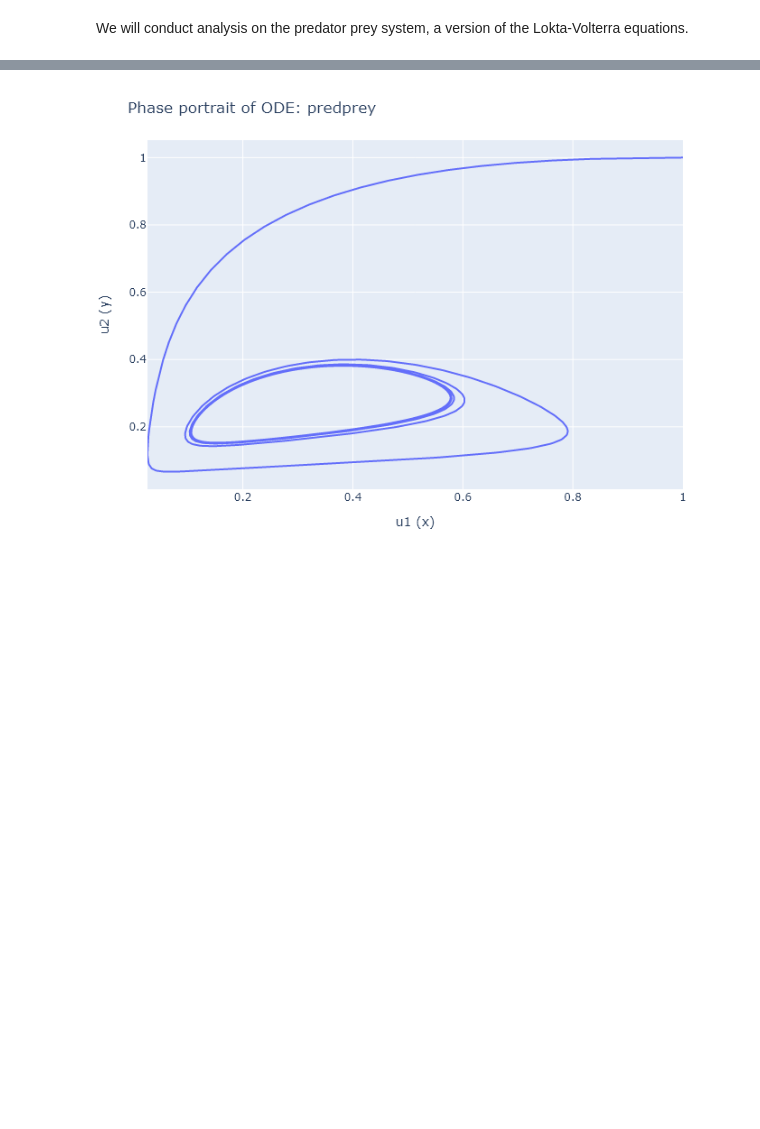
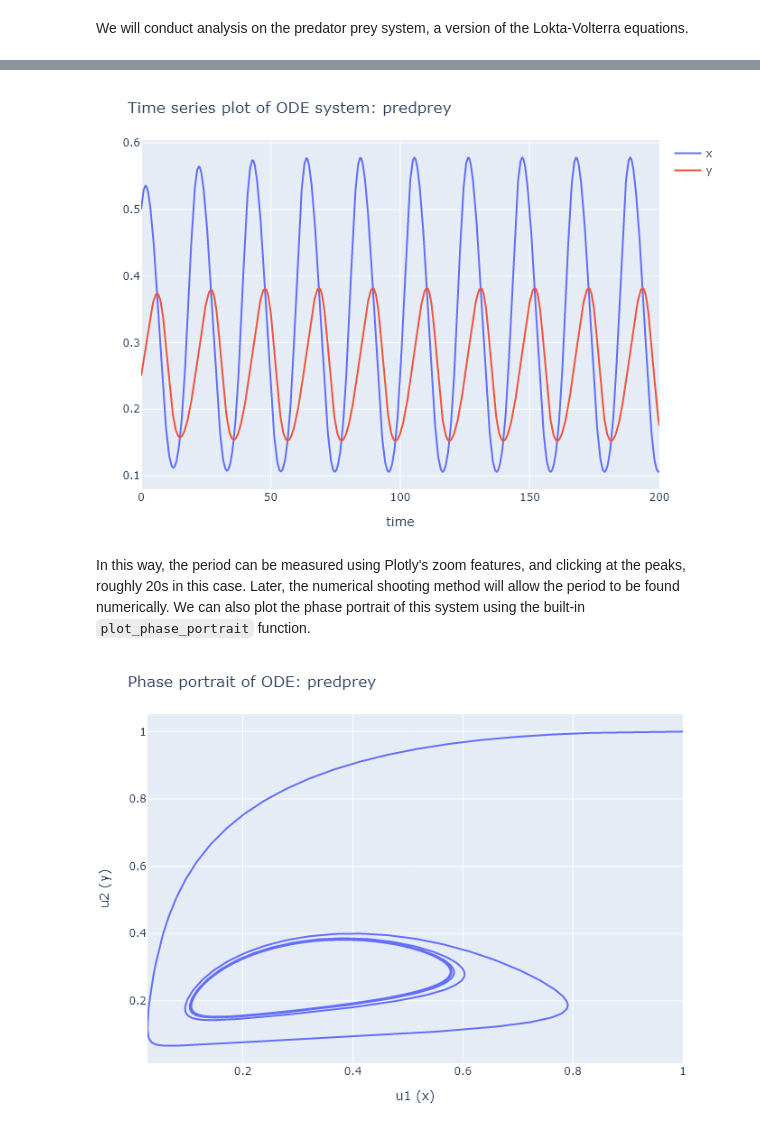
Before and after one commit to crispianm/SciComp, a Jupyter notebook: examples/Numerical Shooting Examples.ipynb, the cells around one changed output, grey strips where cells are left out. Cells and saved outputs as stored; diff of their text form; code cells hidden in the pictures; blank space fills up the shorter version.

```diff
--- a/examples/Numerical Shooting Examples.ipynb
+++ b/examples/Numerical Shooting Examples.ipynb
@@ -31,2 +33,11 @@ We can plot the phase portrait using the built-in `plot_phase_portrait` function
+# %%
+t = 0:0.1:200
+u0 = [0.5 0.25]
+
+plot_ode(predprey, u0, t, labels=["x" "y"], b=0.2)
+# %% [output]
+[figure, added]
+# %% [markdown]
+In this way, the period can be measured using Plotly's zoom features, and clicking at the peaks, roughly 20s in this case. Later, the numerical shooting method will allow the period to be found numerically. We can also plot the phase portrait of this system using the built-in `plot_phase_portrait` function.
 # %%
 t = 0:0.1:600
```
Also changed, not shown: parts of 7 cells of this notebook, 3 other files.
